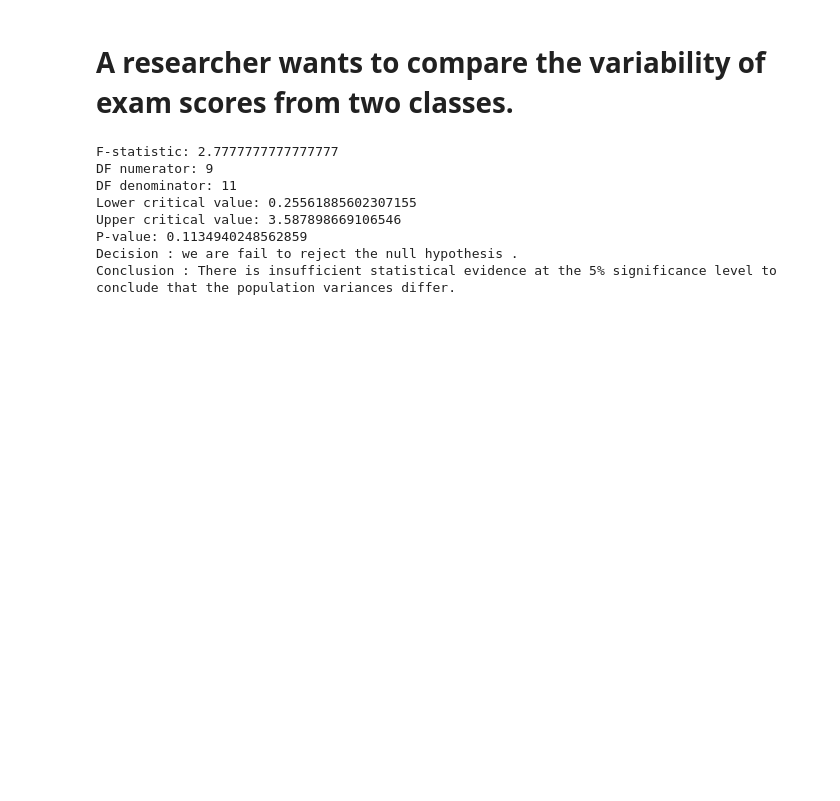
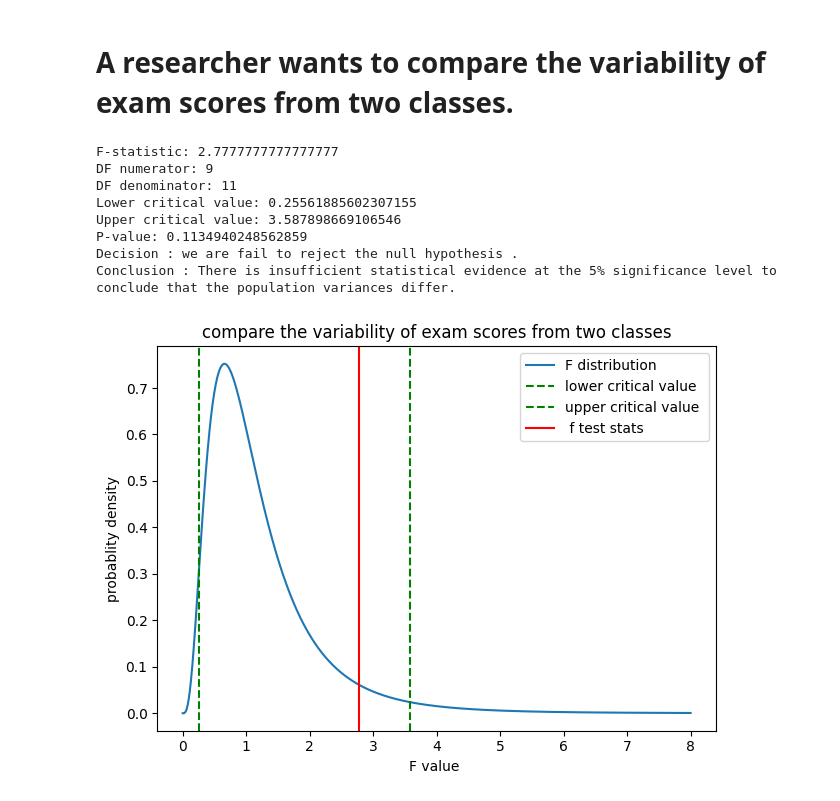
Before and after one commit to Engr-Jawad/statistics_for_data_Science, a Jupyter notebook: f_test_1.ipynb, the cells around one changed output. Drawn from its saved outputs; the diff is of its cells as text; code cells hidden in the pictures; blank space fills up the shorter version.

Commit message:
ist problem visualaization are added

```diff
--- a/f_test_1.ipynb
+++ b/f_test_1.ipynb
@@ -43,3 +44,18 @@ Upper critical value: 3.587898669106546
 P-value: 0.1134940248562859
 Decision : we are fail to reject the null hypothesis .
 Conclusion : There is insufficient statistical evidence at the 5% significance level to conclude that the population variances differ.
+# %%
+x = np.linspace(0,8,1000)
+y = f.pdf(x,df1,df2)
+plt.plot(x,y,label="F distribution")
+plt.axvline(lower_critical_value,linestyle = "--",label ="lower critical value ",color = "green")
+plt.axvline(upper_critical_value,linestyle = "--",label = "upper critical value ",color = "green")
+plt.axvline(F_test_stat,linestyle = "solid",label =" f test stats",color = "red")
+plt.title("compare the variability of exam scores from two classes")
+plt.xlabel("F value ")
+plt.ylabel("probablity density")
+plt.legend()
+plt.tight_layout()
+plt.show()
+# %% [output]
+[figure, added]
```
Also changed, not shown: parts of 1 cell of this notebook.
